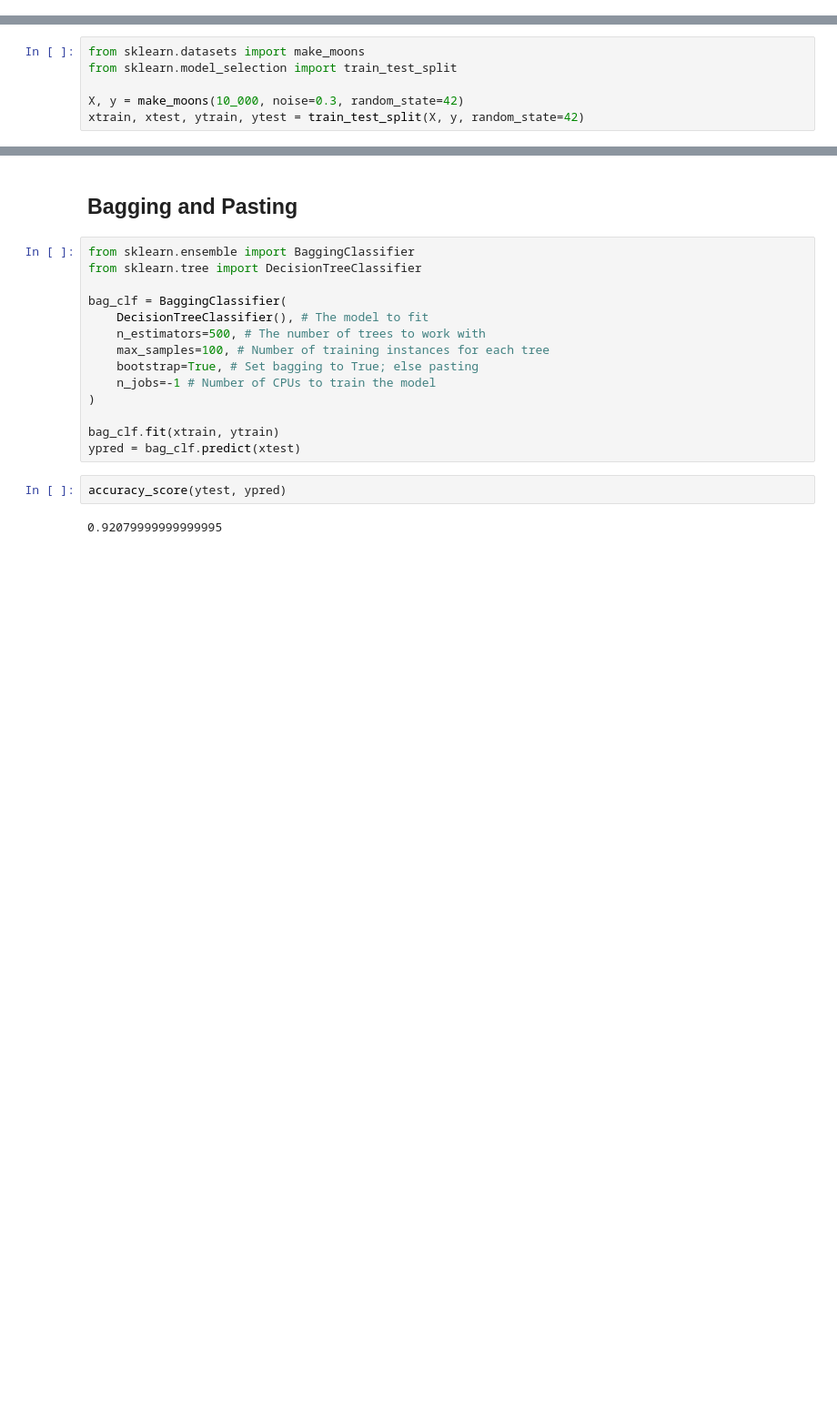
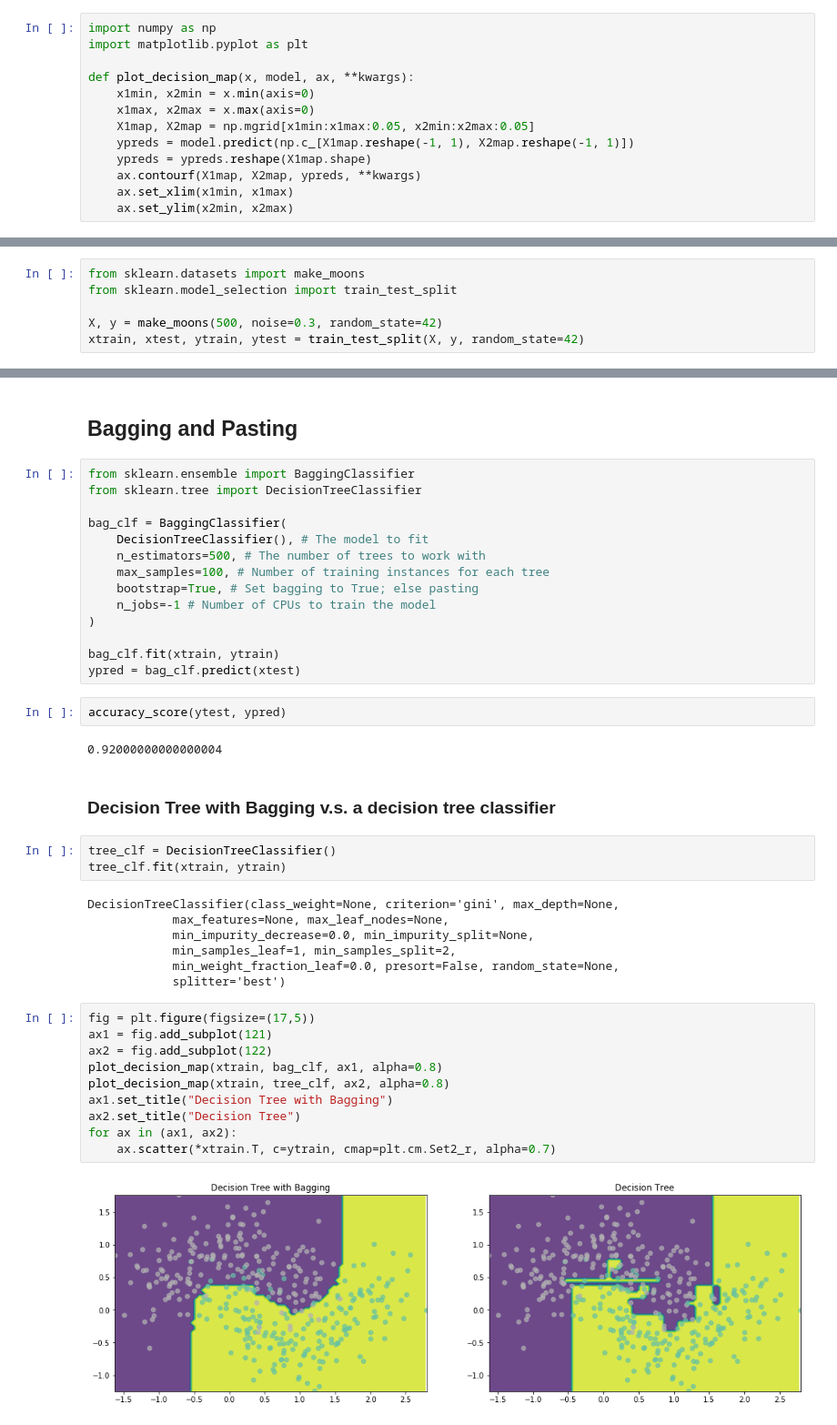
Before and after one commit to gerdm/machine_learning, a Jupyter notebook: scikitlearn_tflow/Ensemble.ipynb, the cells around one changed output, grey strips where cells are left out. Shown at 91% size. Drawn from its saved outputs; the diff is of its cells as text; blank space fills up the shorter version.

```diff
--- a/scikitlearn_tflow/Ensemble.ipynb
+++ b/scikitlearn_tflow/Ensemble.ipynb
@@ -1,12 +1,25 @@
 # %% [markdown]
 # Ensemble Methods
+# %%
+import numpy as np
+import matplotlib.pyplot as plt
+
+def plot_decision_map(x, model, ax, **kwargs):
+    x1min, x2min = x.min(axis=0)
+    x1max, x2max = x.max(axis=0)
+    X1map, X2map = np.mgrid[x1min:x1max:0.05, x2min:x2max:0.05]
+    ypreds = model.predict(np.c_[X1map.reshape(-1, 1), X2map.reshape(-1, 1)])
+    ypreds = ypreds.reshape(X1map.shape)
+    ax.contourf(X1map, X2map, ypreds, **kwargs)
+    ax.set_xlim(x1min, x1max)
+    ax.set_ylim(x2min, x2max)
 # %% [markdown]
 ## Voting Classifiers
 # %%
 from sklearn.datasets import make_moons
 from sklearn.model_selection import train_test_split
 
-X, y = make_moons(10_000, noise=0.3, random_state=42)
+X, y = make_moons(500, noise=0.3, random_state=42)
 xtrain, xtest, ytrain, ytest = train_test_split(X, y, random_state=42)
 # %%
 from sklearn.ensemble import RandomForestClassifier
@@ -114,4 +127,28 @@ ypred = bag_clf.predict(xtest)
 # %%
 accuracy_score(ytest, ypred)
 # %% [output]
-0.92079999999999995
+0.92000000000000004
+# %% [markdown]
+### Decision Tree with Bagging v.s. a decision tree classifier
+# %%
+tree_clf = DecisionTreeClassifier()
+tree_clf.fit(xtrain, ytrain)
+# %% [output]
+DecisionTreeClassifier(class_weight=None, criterion='gini', max_depth=None,
+            max_features=None, max_leaf_nodes=None,
+            min_impurity_decrease=0.0, min_impurity_split=None,
+            min_samples_leaf=1, min_samples_split=2,
+            min_weight_fraction_leaf=0.0, presort=False, random_state=None,
+            splitter='best')
+# %%
+fig = plt.figure(figsize=(17,5))
+ax1 = fig.add_subplot(121)
+ax2 = fig.add_subplot(122)
+plot_decision_map(xtrain, bag_clf, ax1, alpha=0.8)
+plot_decision_map(xtrain, tree_clf, ax2, alpha=0.8)
+ax1.set_title("Decision Tree with Bagging")
+ax2.set_title("Decision Tree")
+for ax in (ax1, ax2):
+    ax.scatter(*xtrain.T, c=ytrain, cmap=plt.cm.Set2_r, alpha=0.7)
+# %% [output]
+[figure, added]
```
Also changed, not shown: parts of 9 cells of this notebook.
